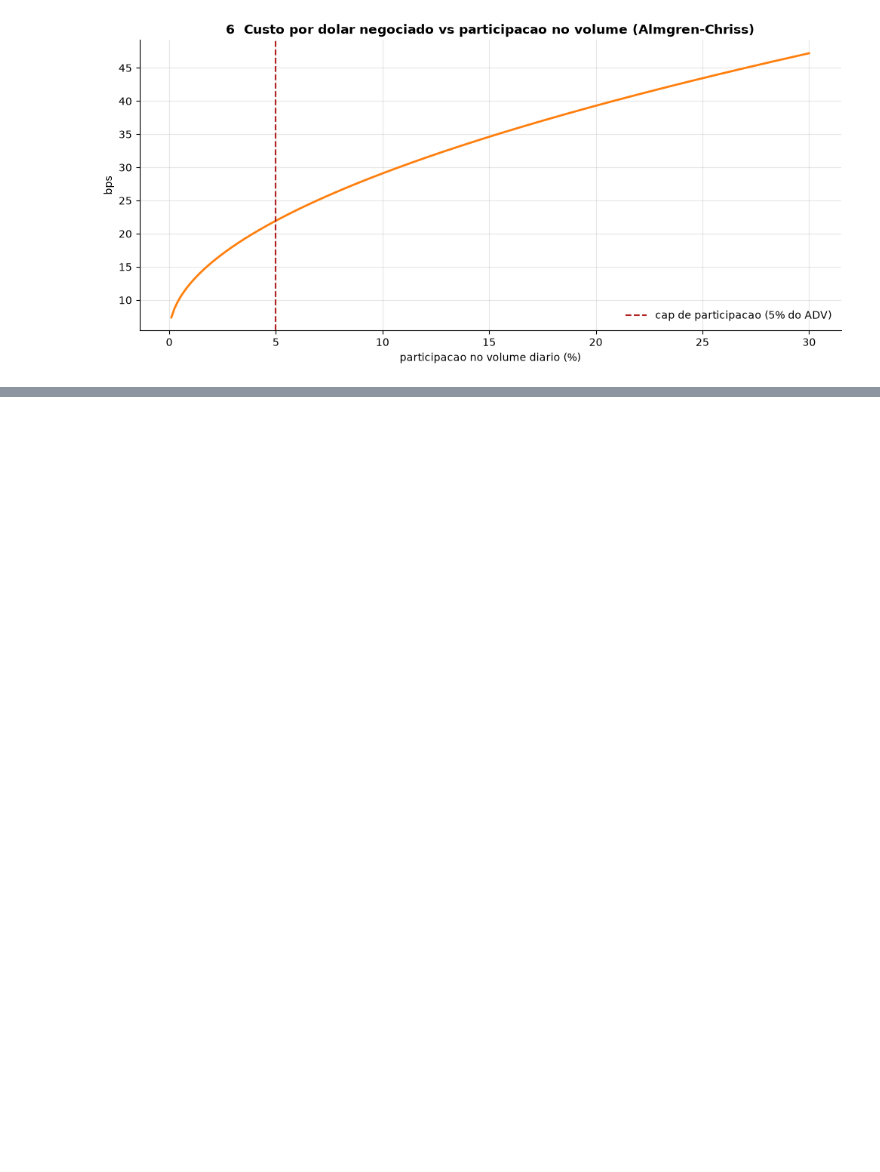
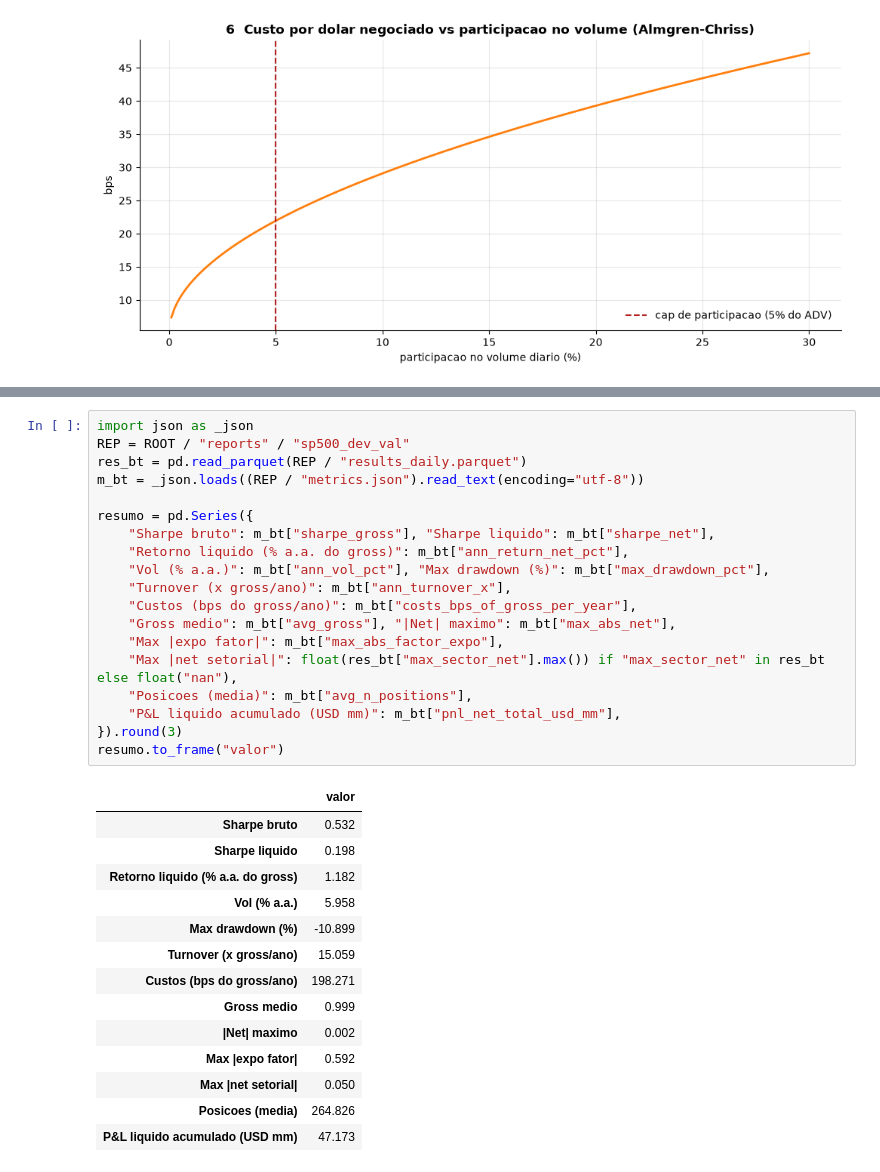
Before and after one commit to luccazogbi/desafio-itau-2026, a Jupyter notebook: notebooks/pipeline_walkthrough.ipynb, the cells around one changed output, grey strips where cells are left out. Cells and saved outputs as stored; diff of their text form; blank space fills up the shorter version.

```diff
--- a/notebooks/pipeline_walkthrough.ipynb
+++ b/notebooks/pipeline_walkthrough.ipynb
@@ -441,0 +456,34 @@ plt.show()
+# %%
+import json as _json
+REP = ROOT / "reports" / "sp500_dev_val"
+res_bt = pd.read_parquet(REP / "results_daily.parquet")
+m_bt = _json.loads((REP / "metrics.json").read_text(encoding="utf-8"))
+
+resumo = pd.Series({
+    "Sharpe bruto": m_bt["sharpe_gross"], "Sharpe liquido": m_bt["sharpe_net"],
+    "Retorno liquido (% a.a. do gross)": m_bt["ann_return_net_pct"],
+    "Vol (% a.a.)": m_bt["ann_vol_pct"], "Max drawdown (%)": m_bt["max_drawdown_pct"],
+    "Turnover (x gross/ano)": m_bt["ann_turnover_x"],
+    "Custos (bps do gross/ano)": m_bt["costs_bps_of_gross_per_year"],
+    "Gross medio": m_bt["avg_gross"], "|Net| maximo": m_bt["max_abs_net"],
+    "Max |expo fator|": m_bt["max_abs_factor_expo"],
+    "Max |net setorial|": float(res_bt["max_sector_net"].max()) if "max_sector_net" in res_bt else float("nan"),
+    "Posicoes (media)": m_bt["avg_n_positions"],
+    "P&L liquido acumulado (USD mm)": m_bt["pnl_net_total_usd_mm"],
+}).round(3)
+resumo.to_frame("valor")
+# %% [output]
+|  | valor |
+| Sharpe bruto | 0.532 |
+| Sharpe liquido | 0.198 |
+| Retorno liquido (% a.a. do gross) | 1.182 |
+| Vol (% a.a.) | 5.958 |
+| Max drawdown (%) | -10.899 |
+| Turnover (x gross/ano) | 15.059 |
+| Custos (bps do gross/ano) | 198.271 |
+| Gross medio | 0.999 |
+| |Net| maximo | 0.002 |
+| Max |expo fator| | 0.592 |
+| Max |net setorial| | 0.050 |
+| Posicoes (media) | 264.826 |
+| P&L liquido acumulado (USD mm) | 47.173 |
```
Also changed, not shown: parts of 10 cells of this notebook, 12 other files.
